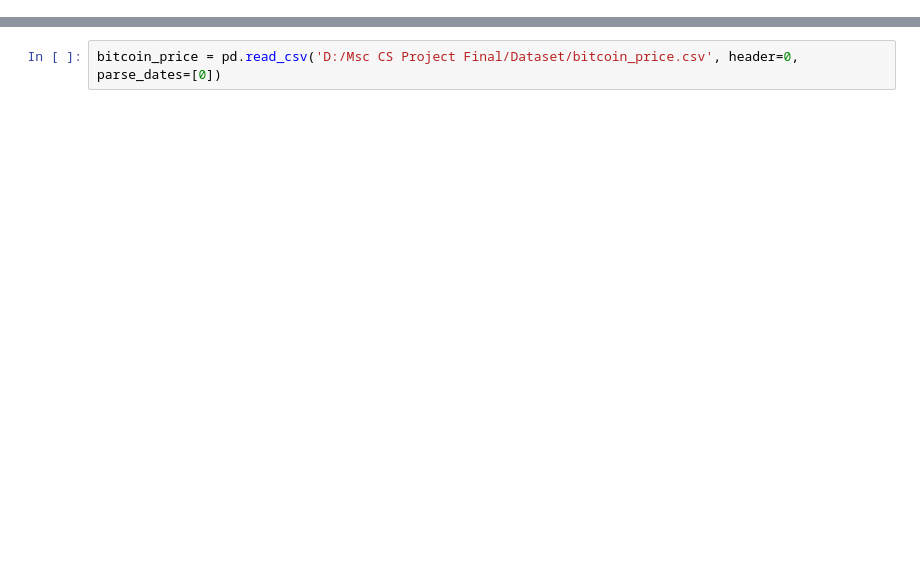
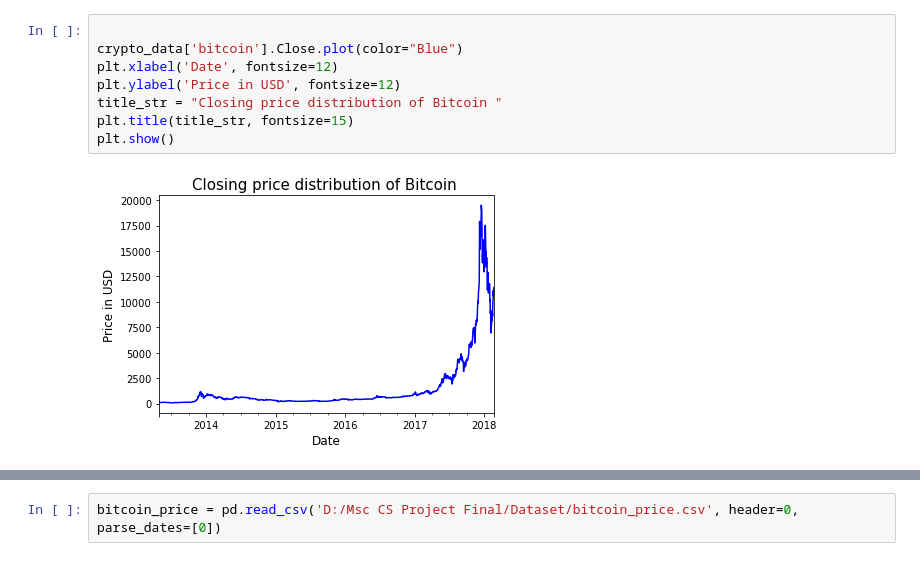
Before and after one commit to pravinknr/MSc-Computer-Science-Project-2020-, a Jupyter notebook: Cryptocurency Historic data Analysis/Python/Cryptocurrency Price Prediction and Analysis.ipynb, the cells around one changed output, grey strips where cells are left out. Drawn from its saved outputs; the diff is of its cells as text; blank space fills up the shorter version.

```diff
--- a/Cryptocurency Historic data Analysis/Python/Cryptocurrency Price Prediction and Analysis.ipynb
+++ b/Cryptocurency Historic data Analysis/Python/Cryptocurrency Price Prediction and Analysis.ipynb
@@ -28,0 +120,10 @@ from statsmodels.tsa.arima_model import ARIMA
+# %%
+
+crypto_data['bitcoin'].Close.plot(color="Blue")
+plt.xlabel('Date', fontsize=12)
+plt.ylabel('Price in USD', fontsize=12)
+title_str = "Closing price distribution of Bitcoin "
+plt.title(title_str, fontsize=15)
+plt.show()
+# %% [output]
+[figure, added]
```
Also changed, not shown: parts of 163 cells of this notebook, 19 other files.
